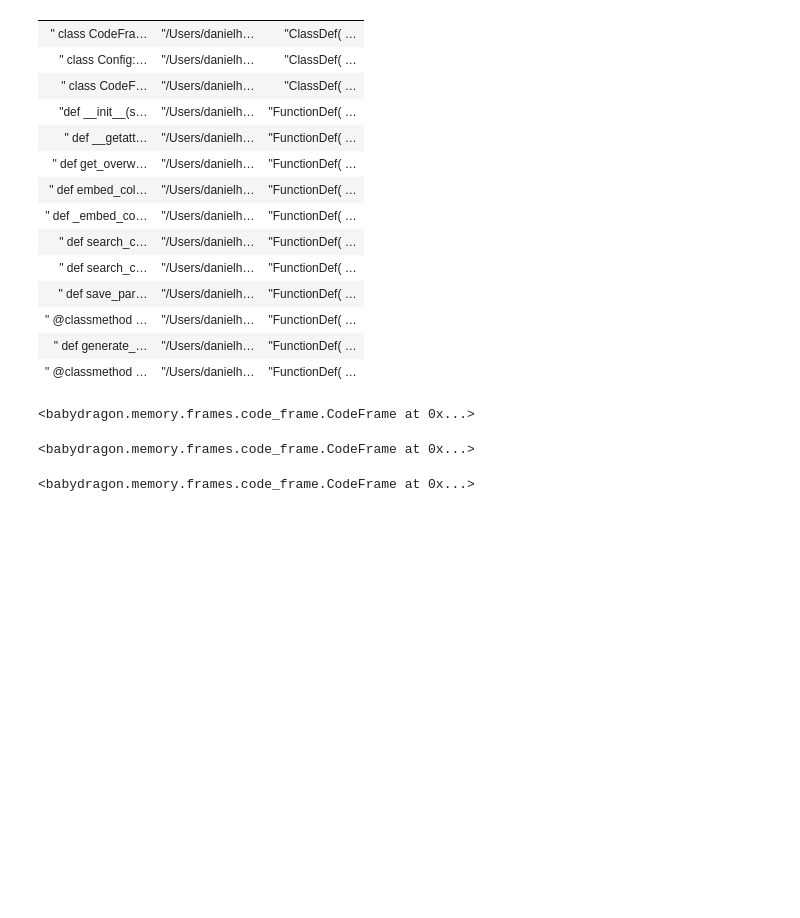
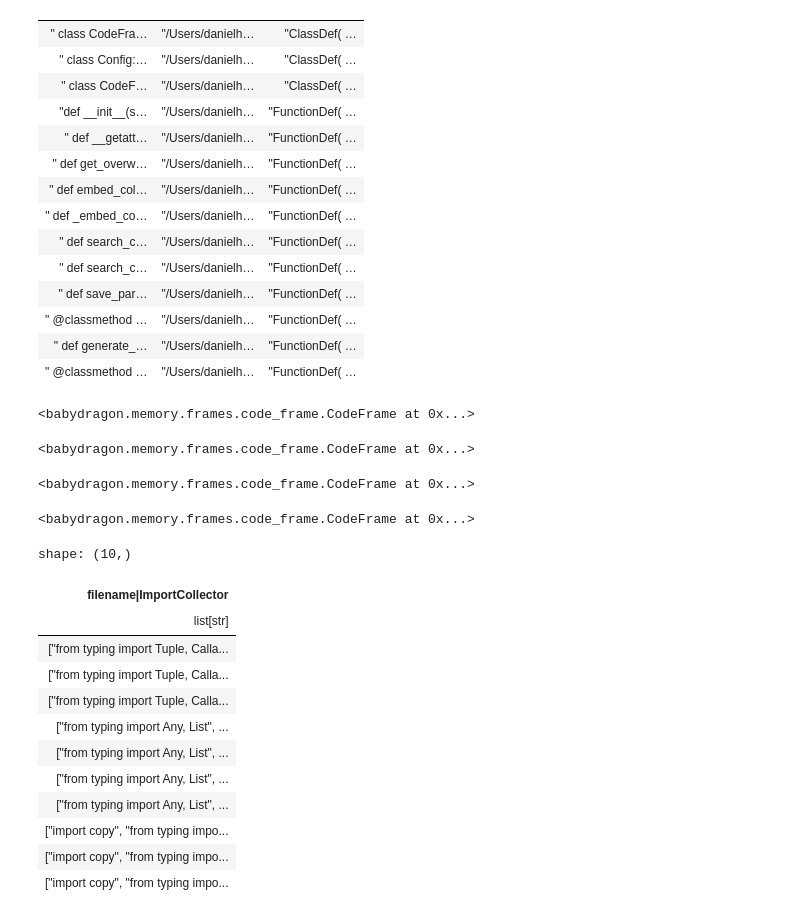
Before and after one commit to Neural-Dragon-AI/BabyDragon, a Jupyter notebook: notebooks/code_frame.ipynb, the cells around one changed output. Saved outputs shown, nothing was run; the diff lists cells and outputs as text; code cells hidden in the pictures; blank space fills up the shorter version.

```diff
--- a/notebooks/code_frame.ipynb
+++ b/notebooks/code_frame.ipynb
@@ -78,3 +78,23 @@ cf.apply_visitor_to_column("code", FunctionCallCollector)
 cf.apply_visitor_to_column("code", ArgumentTypeCollector)
 # %% [output]
 <babydragon.memory.frames.code_frame.CodeFrame at 0x...>
+# %%
+cf.apply_visitor_to_column("filename", ImportCollector)
+# %% [output]
+<babydragon.memory.frames.code_frame.CodeFrame at 0x...>
+# %%
+cf.df['filename|ImportCollector'].head()
+# %% [output]
+shape: (10,)
+| filename|ImportCollector |
+| list[str] |
+| ["from typing import Tuple, Calla... |
+| ["from typing import Tuple, Calla... |
+| ["from typing import Tuple, Calla... |
+| ["from typing import Any, List", ... |
+| ["from typing import Any, List", ... |
+| ["from typing import Any, List", ... |
+| ["from typing import Any, List", ... |
+| ["import copy", "from typing impo... |
+| ["import copy", "from typing impo... |
+| ["import copy", "from typing impo... |
```
Also changed, not shown: parts of 9 cells of this notebook, 1 other file.
